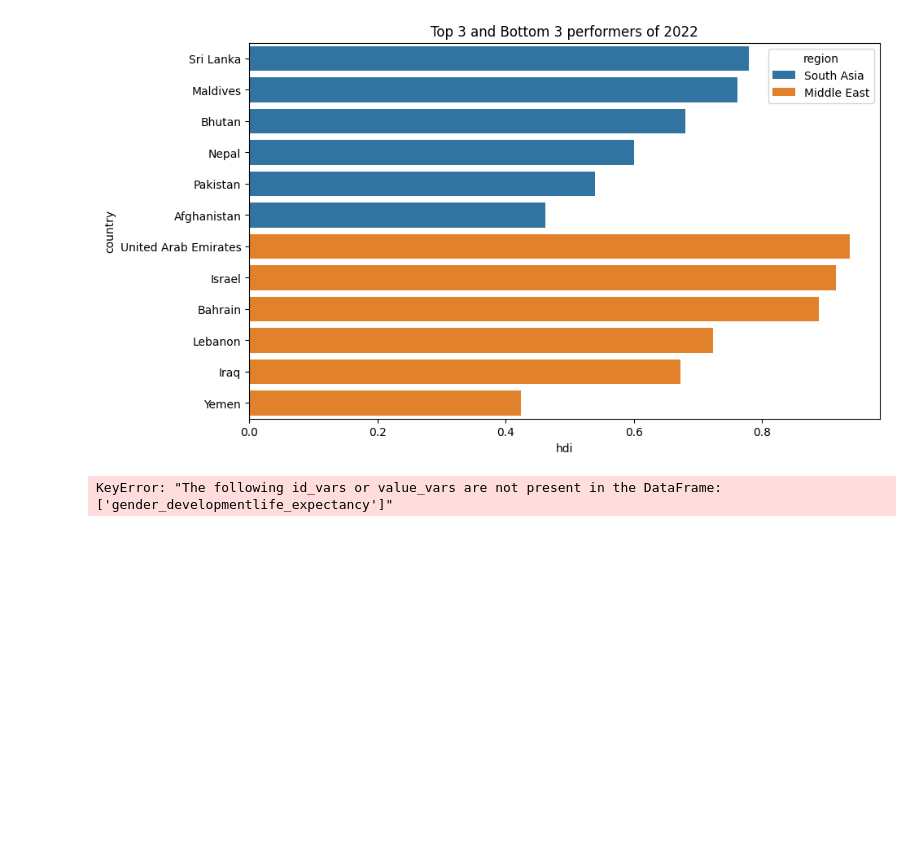
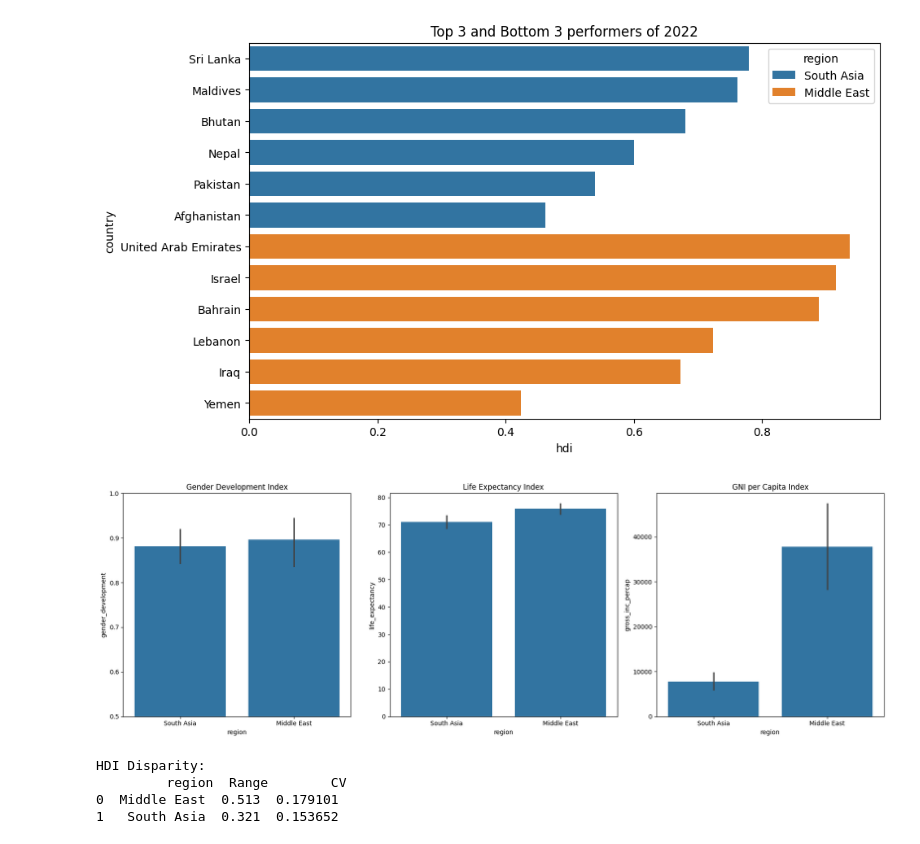
Before and after one commit to Sushantstha2025/AI_worksheet, a Jupyter notebook: 2462001_Sushant_Shrestha.ipynb, the cells around one changed output. Drawn from its saved outputs; the diff is of its cells as text; code cells hidden in the pictures; blank space fills up the shorter version.

```diff
--- a/2462001_Sushant_Shrestha.ipynb
+++ b/2462001_Sushant_Shrestha.ipynb
@@ -344,13 +408,35 @@ plt.title("Top 3 and Bottom 3 performers of 2022")
 plt.show()
 # %% [output]
 [figure]
-# %%
-# metric comparsion
-metrics = ["gender_development" "life_expectancy", "gross_inc_percap"]
-melted_metrics = combined_df.melt(id_vars=["region"], value_vars=metrics, var_name="Metric", value_name="Value")
-plt.figure(figsize=(10,6))
-sns.barplot(data=melted_metrics, x="Metric", y="Value", hue="region")
-plt.title("Comparison of Development Metrics by region")
-plt.show()
-# %% [output]
-KeyError: "The following id_vars or value_vars are not present in the DataFrame: ['gender_developmentlife_expectancy']"
+# %%
+fig, axes = plt.subplots(1, 3, figsize=(18, 6))
+
+# gender Development
+sns.barplot(data=combined_df, x="region", y="gender_development", ax=axes[0])
+axes[0].set_title("Gender Development Index")
+axes[0].set_ylim(0.5, 1.0) # manually setting the range for gender_dev
+
+# life expectancy
+sns.barplot(data=combined_df, x="region", y="life_expectancy", ax=axes[1])
+axes[1].set_title("Life Expectancy Index")  # no need for manually setting as matplotlib automatically gets the largest value and the smallest value and plots the graph in that range. This is called auto-scaling
+
+#gross income
+sns.barplot(data=combined_df, x="region", y="gross_inc_percap", ax=axes[2])
+axes[2].set_title("GNI per Capita Index")
+
+plt.tight_layout()
+plt.show()
+# %% [output]
+[figure, added]
+# %%
+stats = combined_df.groupby("region")["hdi"].agg(["max", "min", "std", "mean"])
+stats["Range"] = stats["max"] - stats["min"]
+stats["CV"] = stats["std"] / stats["mean"]
+
+disparity = stats[["Range", "CV"]].reset_index()
+print("HDI Disparity: \n", disparity)
+# %% [output]
+HDI Disparity:
+         region  Range        CV
+0  Middle East  0.513  0.179101
+1   South Asia  0.321  0.153652
```
Also changed, not shown: parts of 8 cells of this notebook.
